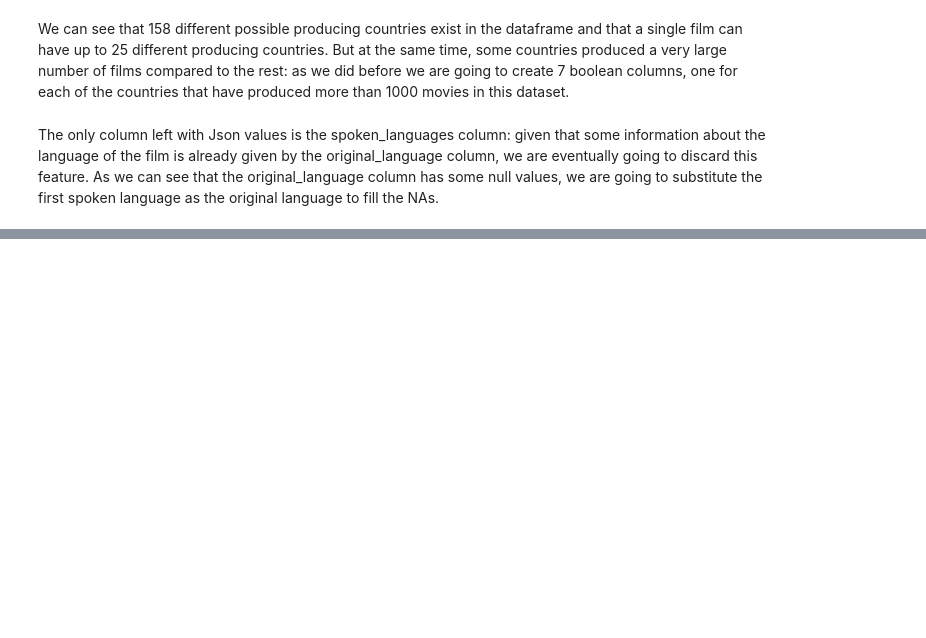
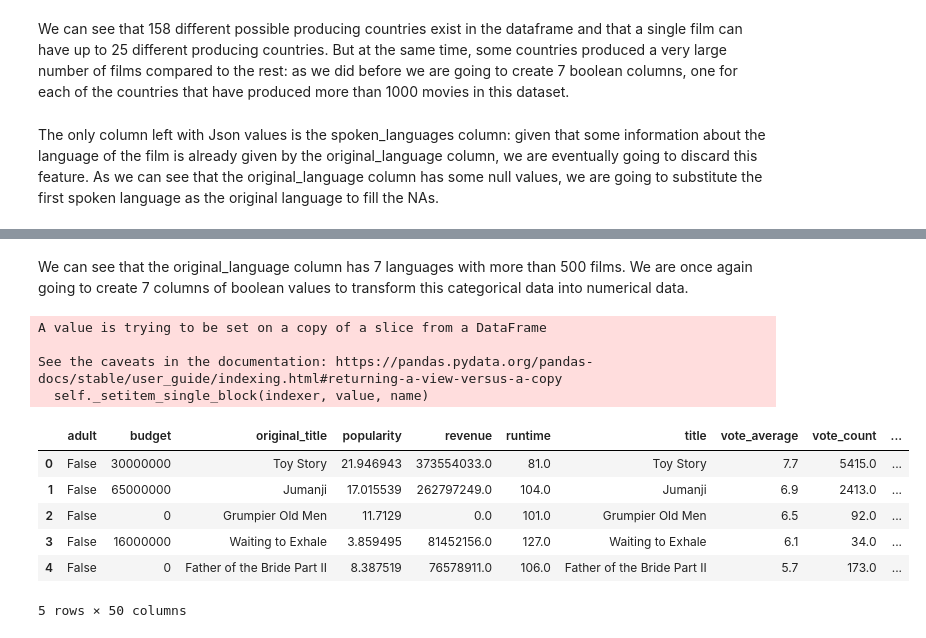
Before and after one commit to matteodales/programming_project, a Jupyter notebook: data_exploration_and_cleaning.ipynb, the cells around one changed output, grey strips where cells are left out. Saved outputs shown, nothing was run; the diff lists cells and outputs as text; code cells hidden in the pictures; blank space fills up the shorter version.

Commit message:
add columns for original languages

```diff
--- a/data_exploration_and_cleaning.ipynb
+++ b/data_exploration_and_cleaning.ipynb
@@ -390,0 +404,37 @@ metadata_df = metadata_df.drop('spoken_languages', axis=1)
+# %% [markdown]
+We can see that the original_language column has 7 languages with more than 500 films. We are once again going to create 7 columns of boolean values to transform this categorical data into numerical data.
+# %%
+metadata_df['language_en'] = False
+metadata_df['language_fr'] = False
+metadata_df['language_it'] = False
+metadata_df['language_ja'] = False
+metadata_df['language_de'] = False
+metadata_df['language_es'] = False
+metadata_df['language_ru'] = False
+
+for i in range(n):
+    if metadata_df.original_language.iloc[i] == 'en': metadata_df.language_en.iloc[i] = True
+    if metadata_df.original_language.iloc[i] == 'fr': metadata_df.language_fr.iloc[i] = True
+    if metadata_df.original_language.iloc[i] == 'it': metadata_df.language_it.iloc[i] = True
+    if metadata_df.original_language.iloc[i] == 'ja': metadata_df.language_ja.iloc[i] = True
+    if metadata_df.original_language.iloc[i] == 'de': metadata_df.language_de.iloc[i] = True
+    if metadata_df.original_language.iloc[i] == 'es': metadata_df.language_es.iloc[i] = True
+    if metadata_df.original_language.iloc[i] == 'ru': metadata_df.language_ru.iloc[i] = True
+
+
+metadata_df = metadata_df.drop('original_language', axis=1)
+# %% [output]
+A value is trying to be set on a copy of a slice from a DataFrame
+
+See the caveats in the documentation: https://pandas.pydata.org/pandas-docs/stable/user_guide/indexing.html#returning-a-view-versus-a-copy
+  self._setitem_single_block(indexer, value, name)
+# %%
+metadata_df.head()
+# %% [output]
+|  | adult | budget | original_title | popularity | revenue | runtime | title | vote_average | vote_count | ... |
+| 0 | False | 30000000 | Toy Story | 21.946943 | 373554033.0 | 81.0 | Toy Story | 7.7 | 5415.0 | ... |
+| 1 | False | 65000000 | Jumanji | 17.015539 | 262797249.0 | 104.0 | Jumanji | 6.9 | 2413.0 | ... |
+| 2 | False | 0 | Grumpier Old Men | 11.7129 | 0.0 | 101.0 | Grumpier Old Men | 6.5 | 92.0 | ... |
+| 3 | False | 16000000 | Waiting to Exhale | 3.859495 | 81452156.0 | 127.0 | Waiting to Exhale | 6.1 | 34.0 | ... |
+| 4 | False | 0 | Father of the Bride Part II | 8.387519 | 76578911.0 | 106.0 | Father of the Bride Part II | 5.7 | 173.0 | ... |
+5 rows × 50 columns
```
Also changed, not shown: parts of 1 cell of this notebook.
